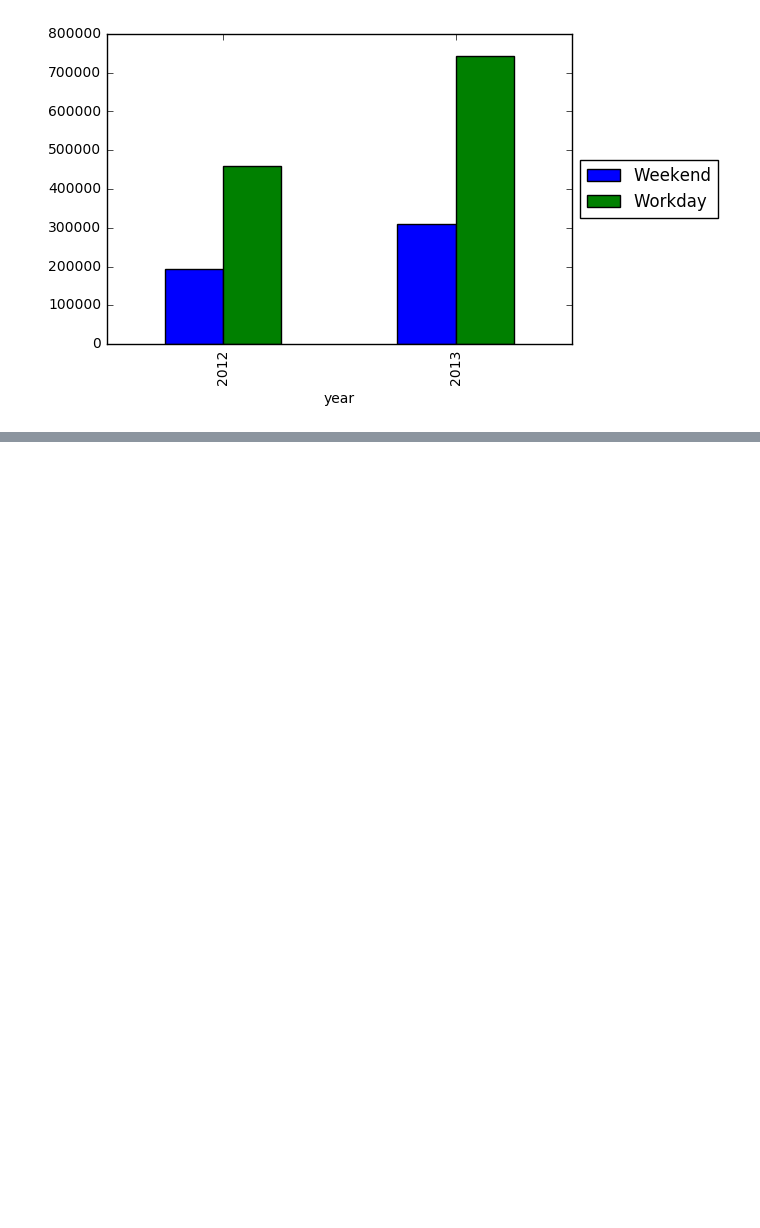
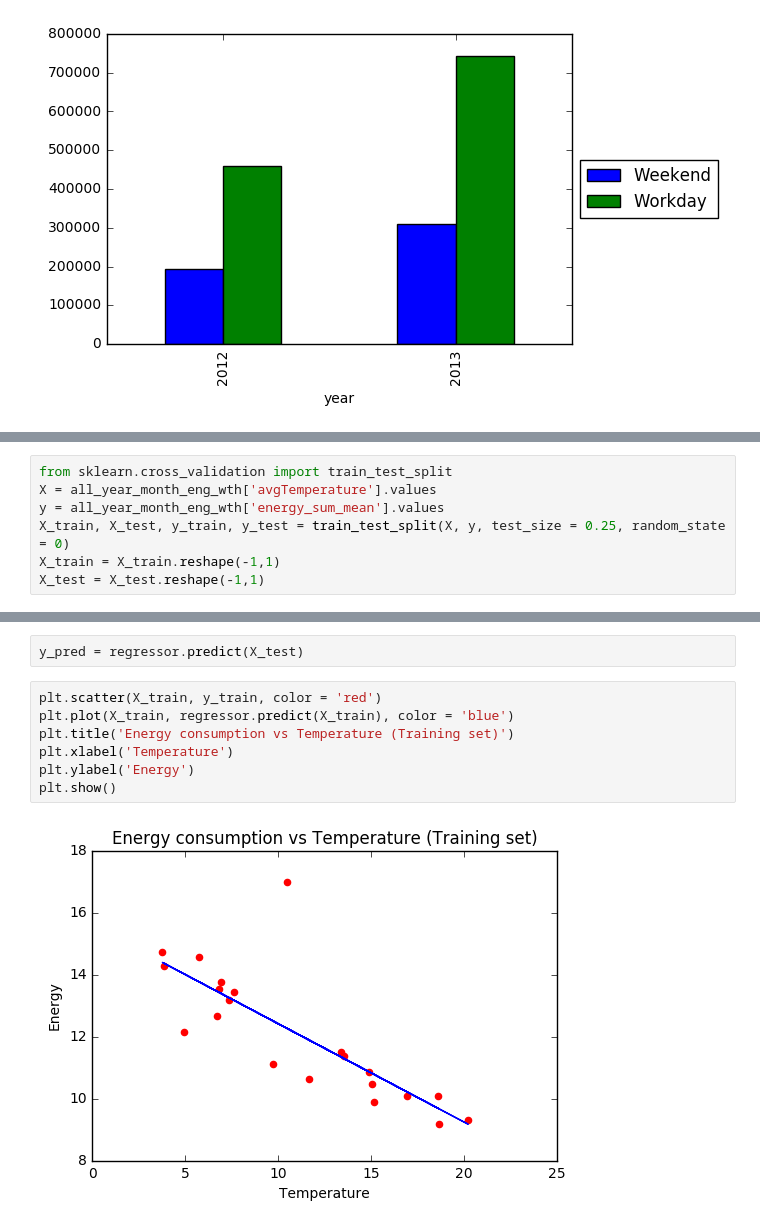
Before and after one commit to OssamaEls/Smart-meter-in-London, a Jupyter notebook: SmartMeterLondon.ipynb, the cells around one changed output, grey strips where cells are left out. Cells and saved outputs as stored; diff of their text form; blank space fills up the shorter version.

```diff
--- a/SmartMeterLondon.ipynb
+++ b/SmartMeterLondon.ipynb
@@ -356,0 +415,7 @@ plt.show()
+# %%
+from sklearn.cross_validation import train_test_split
+X = all_year_month_eng_wth['avgTemperature'].values
+y = all_year_month_eng_wth['energy_sum_mean'].values
+X_train, X_test, y_train, y_test = train_test_split(X, y, test_size = 0.25, random_state = 0)
+X_train = X_train.reshape(-1,1)
+X_test = X_test.reshape(-1,1)
@@ -356,0 +428,11 @@ plt.show()
+# %%
+y_pred = regressor.predict(X_test)
+# %%
+plt.scatter(X_train, y_train, color = 'red')
+plt.plot(X_train, regressor.predict(X_train), color = 'blue')
+plt.title('Energy consumption vs Temperature (Training set)')
+plt.xlabel('Temperature')
+plt.ylabel('Energy')
+plt.show()
+# %% [output]
+[figure, added]
```
Also changed, not shown: parts of 12 cells of this notebook.
